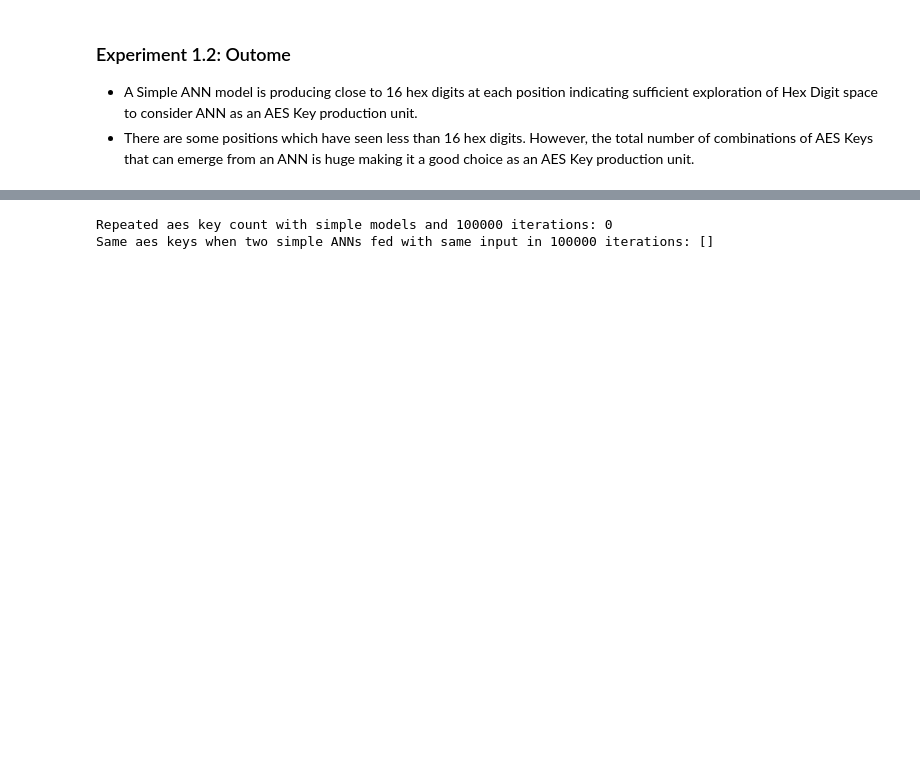
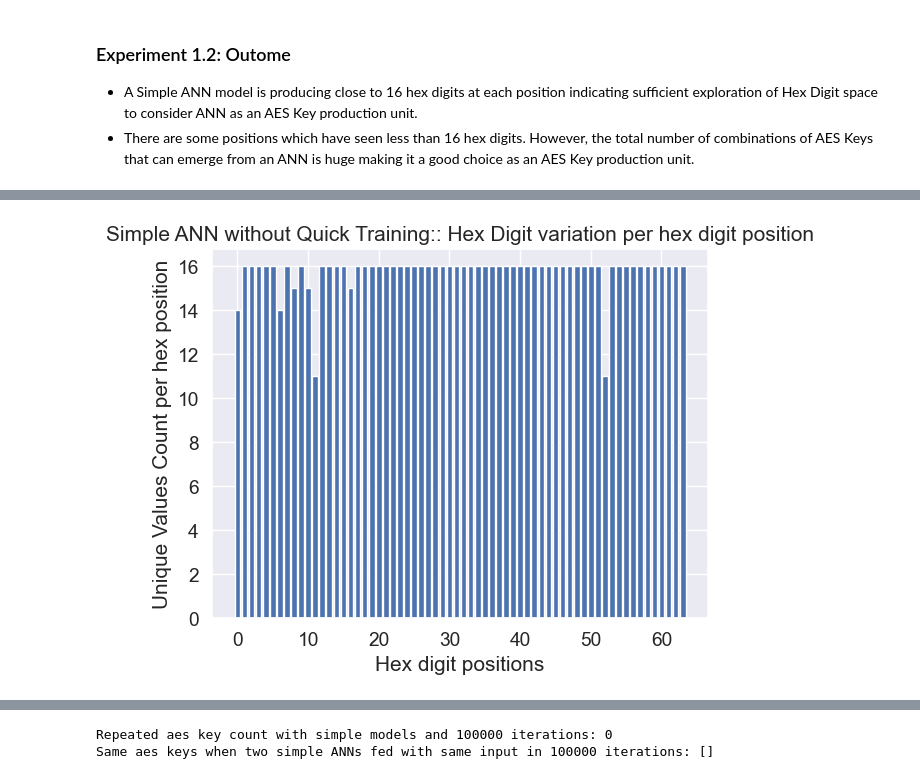
Before and after one commit to JSMitra/ForYourKeysOnly, a Jupyter notebook: FYKO_JupyterNotebook/FYKO.ipynb, the cells around one changed output, grey strips where cells are left out. Drawn from its saved outputs; the diff is of its cells as text; code cells hidden in the pictures; blank space fills up the shorter version.

```diff
--- a/FYKO_JupyterNotebook/FYKO.ipynb
+++ b/FYKO_JupyterNotebook/FYKO.ipynb
@@ -641 +654,11 @@ plot_hex_position_unique_digit_counts(is_complex_ann=False,generated_aes_keys=ge
 - Check for repeating AES Keys
+# %%
+iterations = 100000
+quick_train = False
+generated_aes_keys, repeating_aes_key_map = test_aes_key_conflict_for_an_ann(use_complex_model=False,
+                                                                             quick_train = quick_train,
+                                                                             iterations=iterations)
+
+print(f'repeating_aes_key_map={repeating_aes_key_map} \
+      for Simple ANN with quick training:{quick_train} \
+      in {iterations} iterations of random inputs')
@@ -641,0 +677,6 @@ plot_hex_position_unique_digit_counts(is_complex_ann=False,generated_aes_keys=ge
+# %%
+plot_hex_position_unique_digit_counts(is_complex_ann=False,
+                                      quick_trained=quick_train,
+                                      generated_aes_keys=generated_aes_keys)
+# %% [output]
+[figure, added]
```
Also changed, not shown: parts of 48 cells of this notebook.
